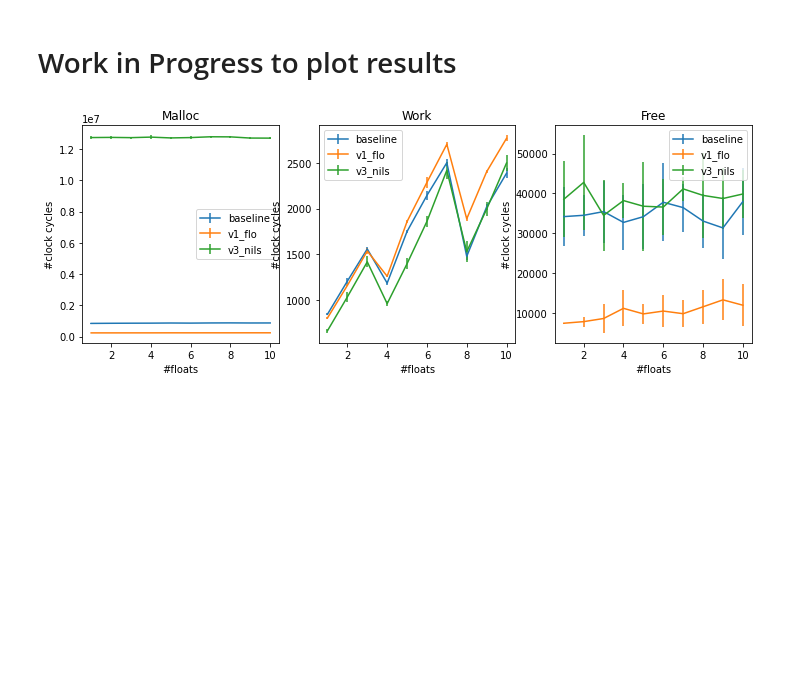
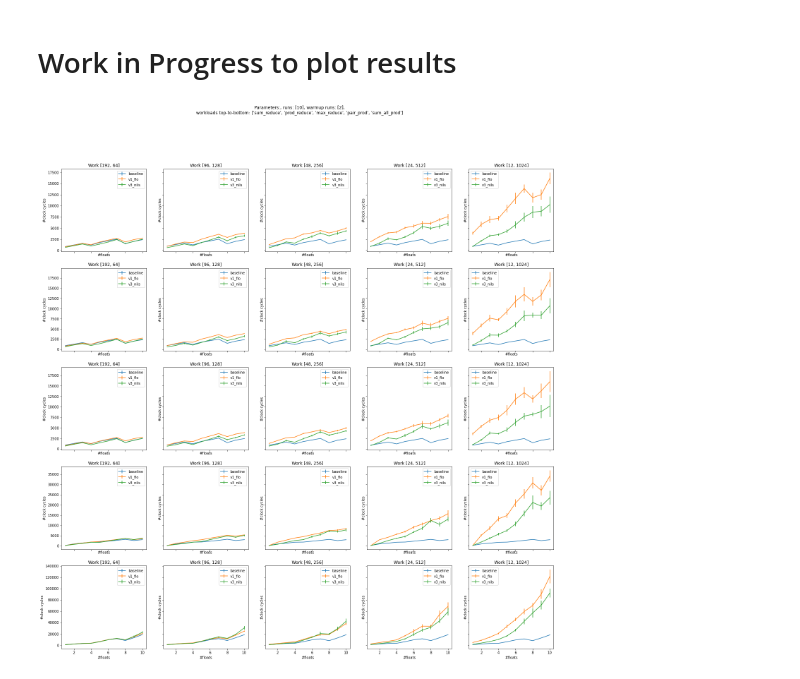
Before and after one commit to maerhart/dphpc-project, a Jupyter notebook: dynamic_allocator/plotting_temp.ipynb, the cells around one changed output. Saved outputs shown, nothing was run; the diff lists cells and outputs as text; code cells hidden in the pictures; blank space fills up the shorter version.

Commit message:
plotting blocks_vs_threads_per_block_vs_workload

```diff
--- a/dynamic_allocator/plotting_temp.ipynb
+++ b/dynamic_allocator/plotting_temp.ipynb
@@ -62,42 +62,87 @@ def plot_floats_vs_cycles(df, ax, params):
             ax.errorbar(floats, mean, std, label=str(version))
 
     elif 'Work' == params['measurement_type']:
         ax.set_title("Work")
 
         for version in list(df['version'].unique()):
             mean = df[df['version'] == version]['work_mean']['mean']
             std = df[df['version'] == version]['work_mean']['std']
             ax.errorbar(floats, mean, std, label=str(version))
 
 
     ax.legend()
     ax.set_xlabel("#floats")
     ax.set_ylabel("#clock cycles")
 
 
 
 # extract range of parameters
 versions = list(df['version'].unique())
 workloads = list(df['workload'].unique())
 runs = list(df['runs'].unique())
 warmups = list(df['warmup'].unique())
 blocks = list(df['blocks'].unique())
 threads_per_block = list(df['threads_per_block'].unique())
 num_floats = list(df['num_floats'].unique())
 measurement_types = ['Malloc', 'Work', 'Free']
 
-# generate a simple 1x3 plot
-fig, axs = plt.subplots(1, 3, sharey=False, sharex=True, figsize=(12, 4))
+def plot_workloads_vs_measurement_type():
+    ## plot (workloads) vs (malloc, work, free)
+    fig, axs = plt.subplots(len(workloads), 3, sharey=False, sharex=True, figsize=(15, len(workloads)*5))
+    # constant parameters
+    n_blocks = 192
+    n_threads_per_block = 64
+    n_floats = 10
+    fig.suptitle("Parameters:" \
+              + " blocks: " + str(n_blocks)\
+              + ", threads per block: " + str(n_threads_per_block)\
+              + ", runs: " + str(runs)\
+              + ", warmup runs: " + str(warmups) + ",\n"\
+              + "workloads top-to-bottom: " + str(workloads))
+    #fig.supxlabel('Measurement type')
+    #fig.supylabel('Workload')
 
-for i, measurement_type in enumerate(measurement_types):
-    params = {'measurement_type': measurement_type,
-              'blocks': 192,
-              'threads_per_block': 64,
-              'workload': 'sum_reduce',
-              'num_floats': 10}
-    plot_floats_vs_cycles(df, axs[i], params)
+    for w, workload in enumerate(workloads):
+        for i, measurement_type in enumerate(measurement_types):
+            params = {'measurement_type': measurement_type,
+                      'blocks': 192,
+                      'threads_per_block': 64,
+                      'workload': workload,
+                      'num_floats': n_floats}
+            plot_floats_vs_cycles(df, axs[w][i], params)
 
-plt.savefig(CSV_PATH+"/result.png", dpi=60, bbox_inches='tight')
-plt.show()
+    plt.savefig(CSV_PATH+"/workload_vs_measurement_type.png", dpi=60, bbox_inches='tight')
+    plt.show()
+
+def plot_blocks_vs_threads_per_block():
+    ## plot (blocks) vs (threads_per_block)
+    fig, axs = plt.subplots(len(workloads), len(threads_per_block), sharey='row', sharex=True, figsize=(len(workloads)*5, len(threads_per_block)*5))
+    # constant parameters
+    n_floats = 10
+
+    fig.suptitle("Parameters:" \
+              + ", runs: " + str(runs)\
+              + ", warmup runs: " + str(warmups) + ",\n"\
+              + "workloads top-to-bottom: " + str(workloads))
+    #fig.supxlabel('Measurement type')
+    #fig.supylabel('Workload')
+
+    for w, workload in enumerate(workloads):
+        for b, block in enumerate(blocks):
+
+            params = {'measurement_type': 'Work',
+                      'blocks': block,
+                      'threads_per_block': threads_per_block[b],
+                      'workload': workload,
+                      'num_floats': n_floats}
+            plot_floats_vs_cycles(df, axs[w][b], params)
+            axs[w][b].set_title("Work ["+str(block)+", "+str(threads_per_block[b])+"]")
+
+    plt.savefig(CSV_PATH+"/blocks_vs_threads_per_block_vs_workload.png", dpi=60, bbox_inches='tight')
+    plt.show()
+
+
+#plot_workloads_vs_measurement_type()
+plot_blocks_vs_threads_per_block()
 # %% [output]
-[figure, old version]
+[figure, new version]
```
